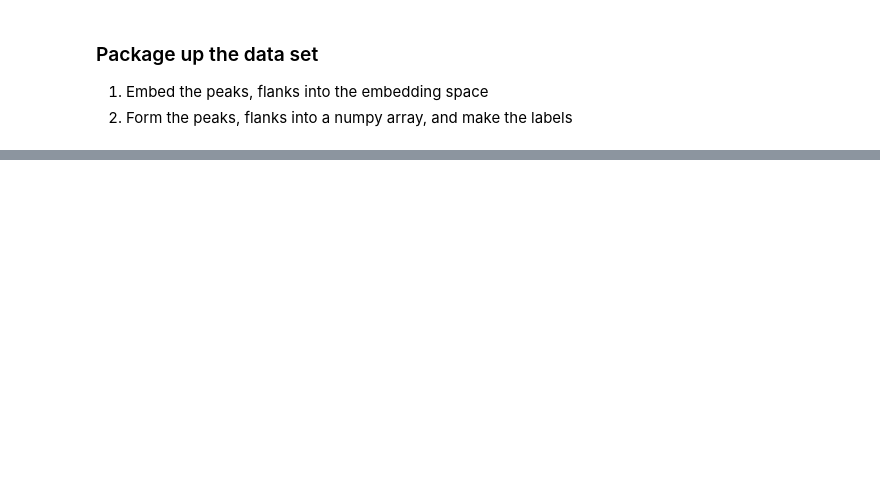
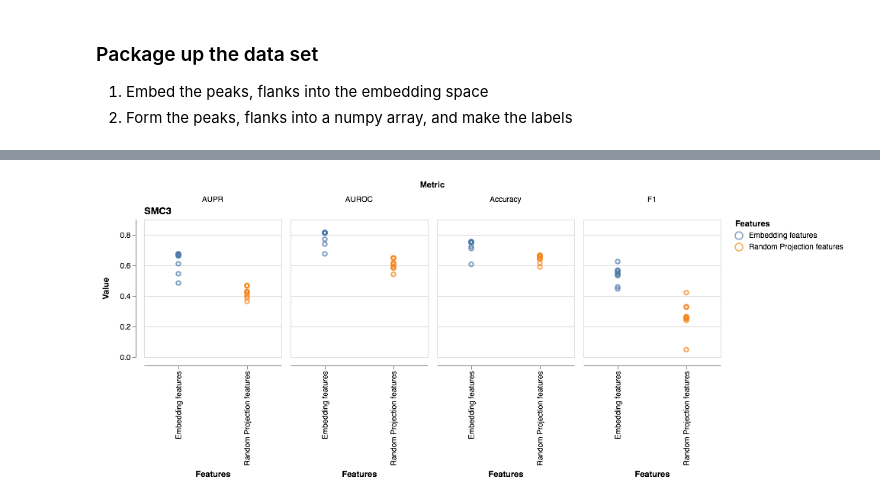
Before and after one commit to lzamparo/embedding, a Jupyter notebook: src/visualization/model_validation_ChIP_peaks_vs_flanks.ipynb, the cells around one changed output, grey strips where cells are left out. Drawn from its saved outputs; the diff is of its cells as text; code cells hidden in the pictures; blank space fills up the shorter version.

Commit message:
rewrote ChIP validation notebooks to use random projections as baseline, and added new multiple factor notebook.

```diff
--- a/src/visualization/model_validation_ChIP_peaks_vs_flanks.ipynb
+++ b/src/visualization/model_validation_ChIP_peaks_vs_flanks.ipynb
@@ -302,0 +487,44 @@ show(row(kmers_2pcs, probes_2pcs))
+# %%
+import pandas as pd
+
+def assemble_df(results_list, factor, features):
+    ''' turn results list into dict for df transformation '''
+
+    entries = len(results_list)
+    pd_dict = {'Features': [features for f in range(entries)], 'Classifier': [], 'Accuracy': [], 'AUROC': [], 'AUPR': [], 'F1': []}
+    for record in results_list:
+        name, acc, aupr, auroc, f_one = record
+        pd_dict['Classifier'].append(name)
+        pd_dict['Accuracy'].append(acc)
+        pd_dict['AUPR'].append(aupr)
+        pd_dict['AUROC'].append(auroc)
+        pd_dict['F1'].append(f_one)
+
+    return pd.DataFrame.from_dict(pd_dict)
+# %%
+# embedded_results, hashed_results
+embedded_features_df = assemble_df(embedded_results, factor, "Embedding features")
+hashed_features_df = assemble_df(hashed_results, factor, "Random Projection features")
+
+# concat dfs
+all_features_df = pd.concat([embedded_features_df, hashed_features_df])
+
+# melt into tidy format
+tidy_df = pd.melt(all_features_df, id_vars=['Classifier', 'Features'], value_vars=['AUPR','AUROC','Accuracy','F1'], var_name='Metric', value_name='Value')
+# %%
+import altair as alt
+
+title = factor
+
+alt.Chart(tidy_df).mark_point().encode(
+    x='Features:N',
+    y='Value:Q',
+    color='Features:N',
+    column='Metric:N'
+).properties(
+    width=180,
+    height=180,
+    title=title
+)
+# %% [output]
+[figure, added]
```
Also changed, not shown: parts of 21 cells of this notebook, 2 other files.
